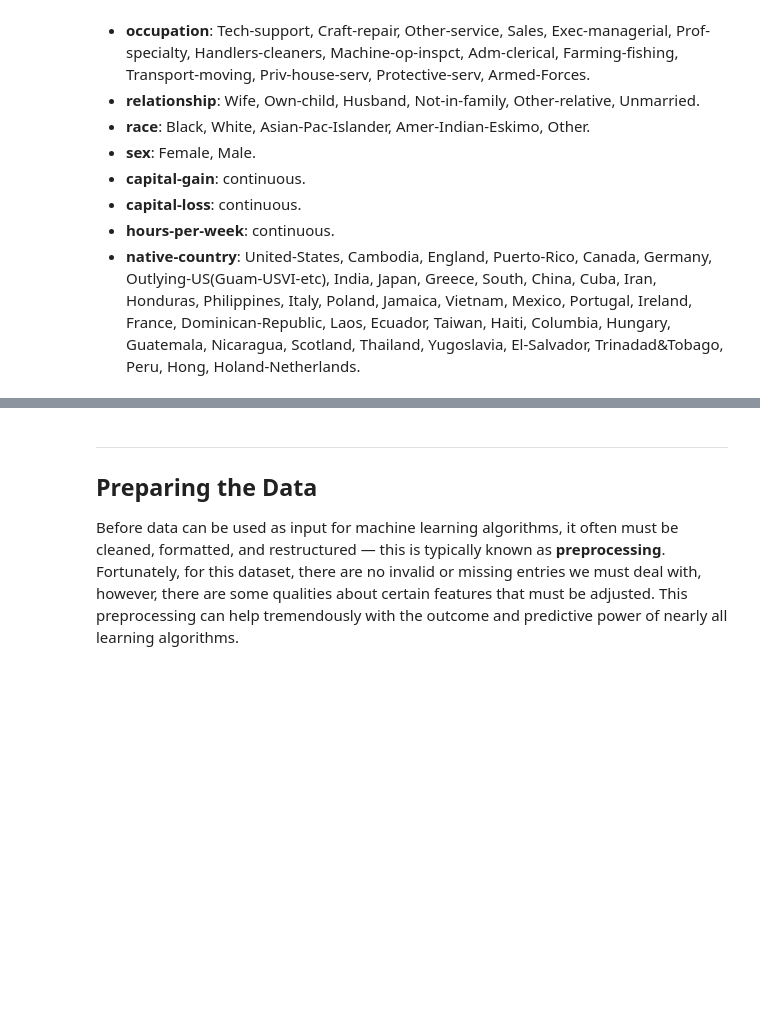
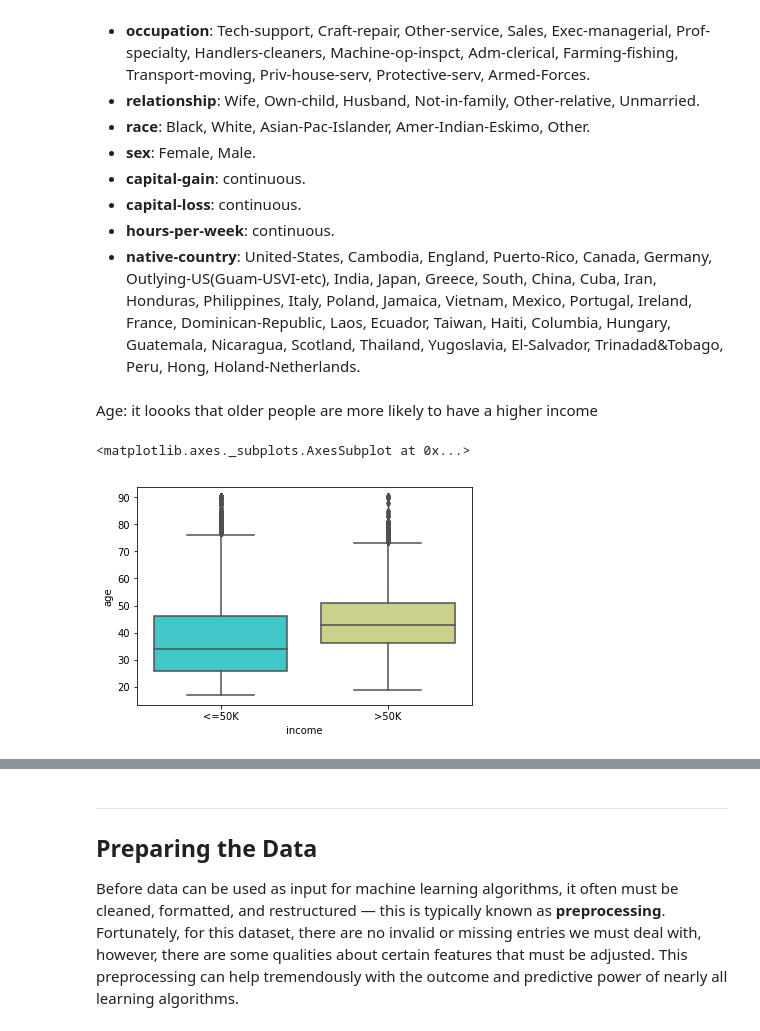
Before and after one commit to nftd/DSND_Term1, a Jupyter notebook: projects/p1_charityml/finding_donors.ipynb, the cells around one changed output, grey strips where cells are left out. Drawn from its saved outputs; the diff is of its cells as text; code cells hidden in the pictures; blank space fills up the shorter version.

```diff
--- a/projects/p1_charityml/finding_donors.ipynb
+++ b/projects/p1_charityml/finding_donors.ipynb
@@ -79,3 +89,10 @@ print("Percentage of individuals making more than $50,000: {}%".format(greater_p
 * **capital-loss**: continuous.
 * **hours-per-week**: continuous.
 * **native-country**: United-States, Cambodia, England, Puerto-Rico, Canada, Germany, Outlying-US(Guam-USVI-etc), India, Japan, Greece, South, China, Cuba, Iran, Honduras, Philippines, Italy, Poland, Jamaica, Vietnam, Mexico, Portugal, Ireland, France, Dominican-Republic, Laos, Ecuador, Taiwan, Haiti, Columbia, Hungary, Guatemala, Nicaragua, Scotland, Thailand, Yugoslavia, El-Salvador, Trinadad&Tobago, Peru, Hong, Holand-Netherlands.
+# %% [markdown]
+Age: it loooks that older people are more likely to have a higher income
+# %%
+sns.boxplot(x="income", y="age", data=data,palette='rainbow')
+# %% [output]
+<matplotlib.axes._subplots.AxesSubplot at 0x...>
+[figure, added]
```
Also changed, not shown: parts of 58 cells of this notebook, 1 other file.
